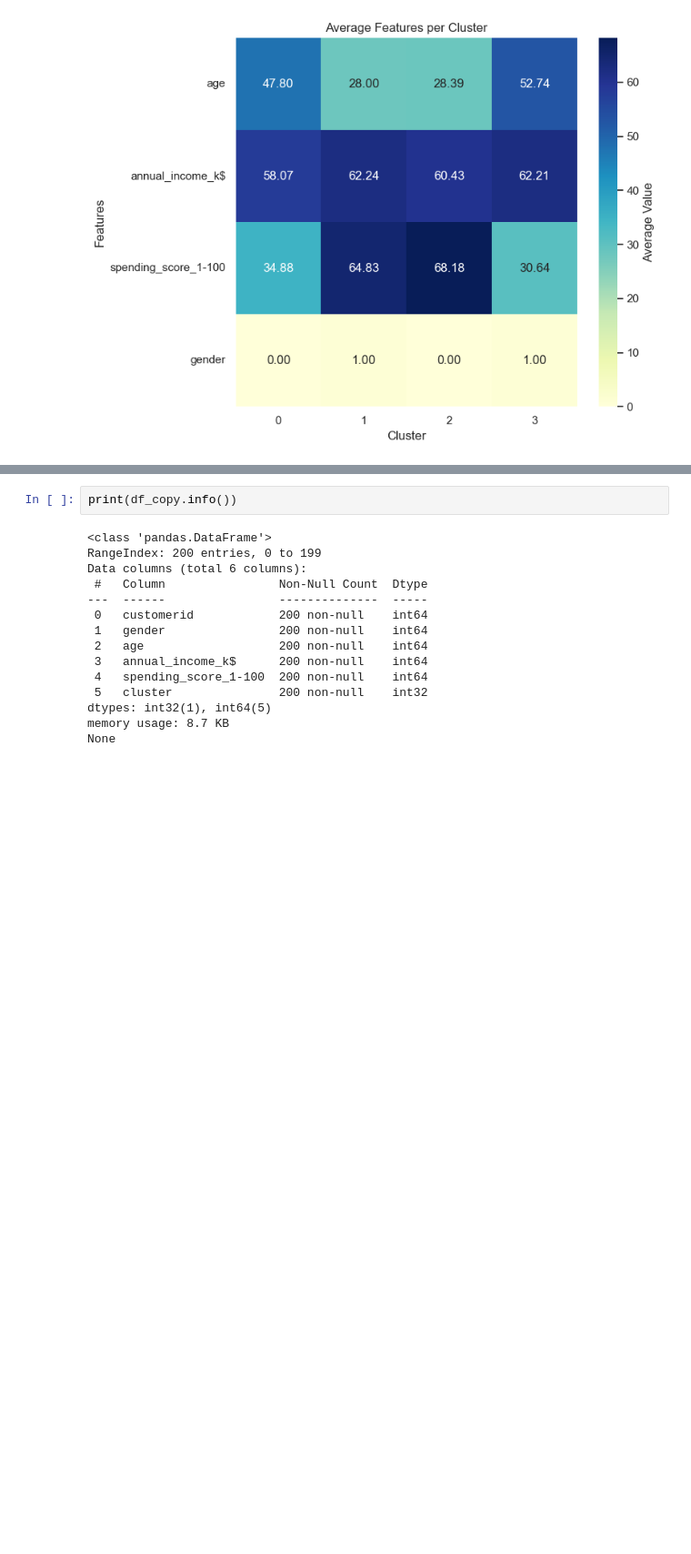
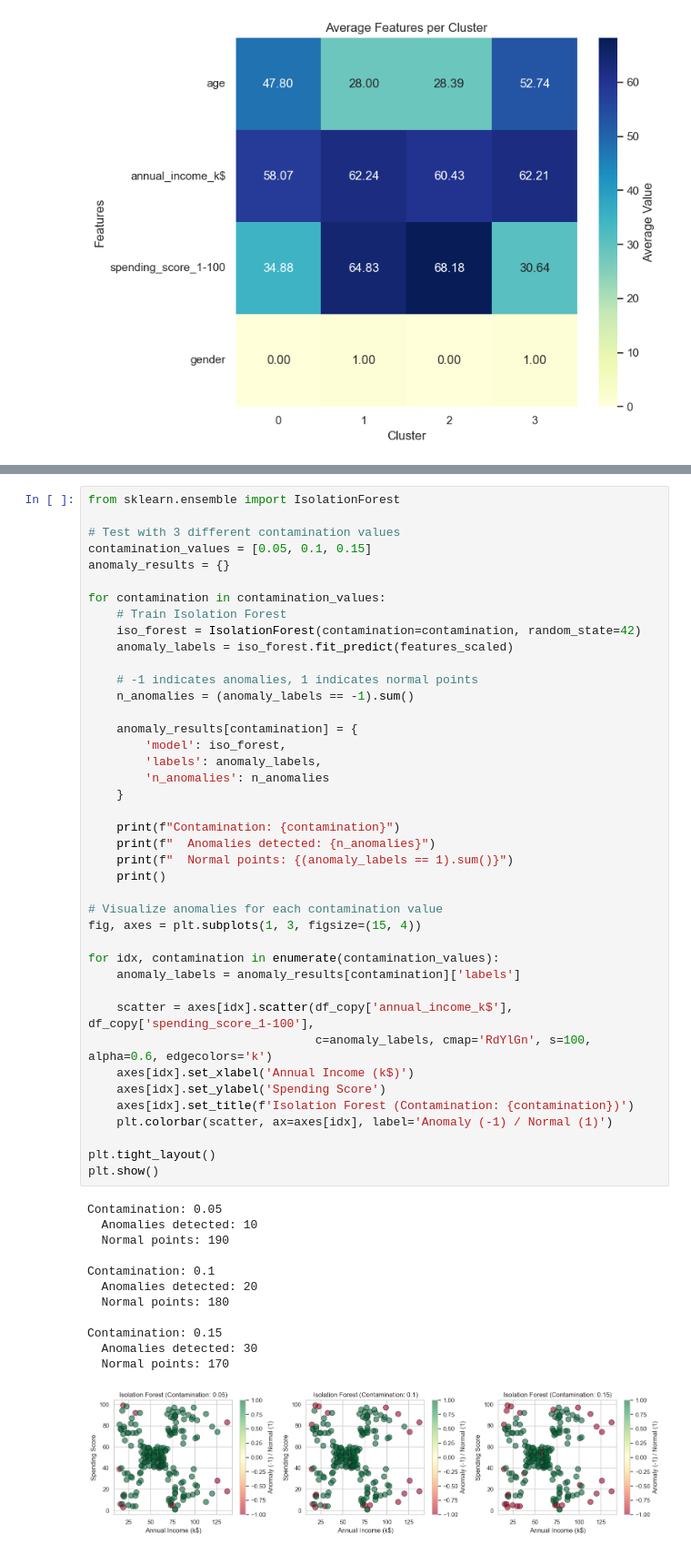
Before and after one commit to mwpersson/mini-project-3, a Jupyter notebook: notebooks/analysis.ipynb, the cells around one changed output, grey strips where cells are left out. Shown at 91% size. Drawn from its saved outputs; the diff is of its cells as text; blank space fills up the shorter version.

Commit message:
add .gitignore, add anomaly detection

```diff
--- a/notebooks/analysis.ipynb
+++ b/notebooks/analysis.ipynb
@@ -281,17 +283,54 @@ Name: count, dtype: int64
 # %%
-print(df_copy.info())
+from sklearn.ensemble import IsolationForest
+
+# Test with 3 different contamination values
+contamination_values = [0.05, 0.1, 0.15]
+anomaly_results = {}
+
+for contamination in contamination_values:
+    # Train Isolation Forest
+    iso_forest = IsolationForest(contamination=contamination, random_state=42)
+    anomaly_labels = iso_forest.fit_predict(features_scaled)
+
+    # -1 indicates anomalies, 1 indicates normal points
+    n_anomalies = (anomaly_labels == -1).sum()
+
+    anomaly_results[contamination] = {
+        'model': iso_forest,
+        'labels': anomaly_labels,
+        'n_anomalies': n_anomalies
+    }
+
+    print(f"Contamination: {contamination}")
+    print(f"  Anomalies detected: {n_anomalies}")
+    print(f"  Normal points: {(anomaly_labels == 1).sum()}")
+    print()
+
+# Visualize anomalies for each contamination value
+fig, axes = plt.subplots(1, 3, figsize=(15, 4))
+
+for idx, contamination in enumerate(contamination_values):
+    anomaly_labels = anomaly_results[contamination]['labels']
+
+    scatter = axes[idx].scatter(df_copy['annual_income_k$'], df_copy['spending_score_1-100'],
+                                c=anomaly_labels, cmap='RdYlGn', s=100, alpha=0.6, edgecolors='k')
+    axes[idx].set_xlabel('Annual Income (k$)')
+    axes[idx].set_ylabel('Spending Score')
+    axes[idx].set_title(f'Isolation Forest (Contamination: {contamination})')
+    plt.colorbar(scatter, ax=axes[idx], label='Anomaly (-1) / Normal (1)')
+
+plt.tight_layout()
+plt.show()
 # %% [output]
-<class 'pandas.DataFrame'>
-RangeIndex: 200 entries, 0 to 199
-Data columns (total 6 columns):
- #   Column                Non-Null Count  Dtype
----  ------                --------------  -----
- 0   customerid            200 non-null    int64
- 1   gender                200 non-null    int64
- 2   age                   200 non-null    int64
- 3   annual_income_k$      200 non-null    int64
- 4   spending_score_1-100  200 non-null    int64
- 5   cluster               200 non-null    int32
-dtypes: int32(1), int64(5)
-memory usage: 8.7 KB
-None
+Contamination: 0.05
+  Anomalies detected: 10
+  Normal points: 190
+
+Contamination: 0.1
+  Anomalies detected: 20
+  Normal points: 180
+
+Contamination: 0.15
+  Anomalies detected: 30
+  Normal points: 170
+[figure, added]
```
Also changed, not shown: parts of 4 cells of this notebook, 1 other file.
